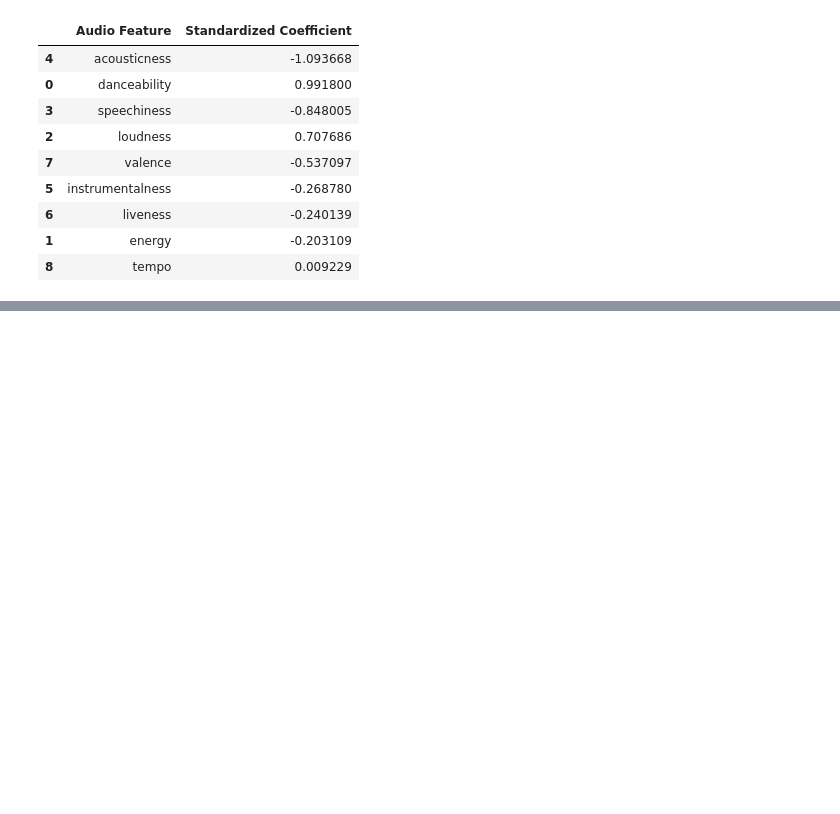
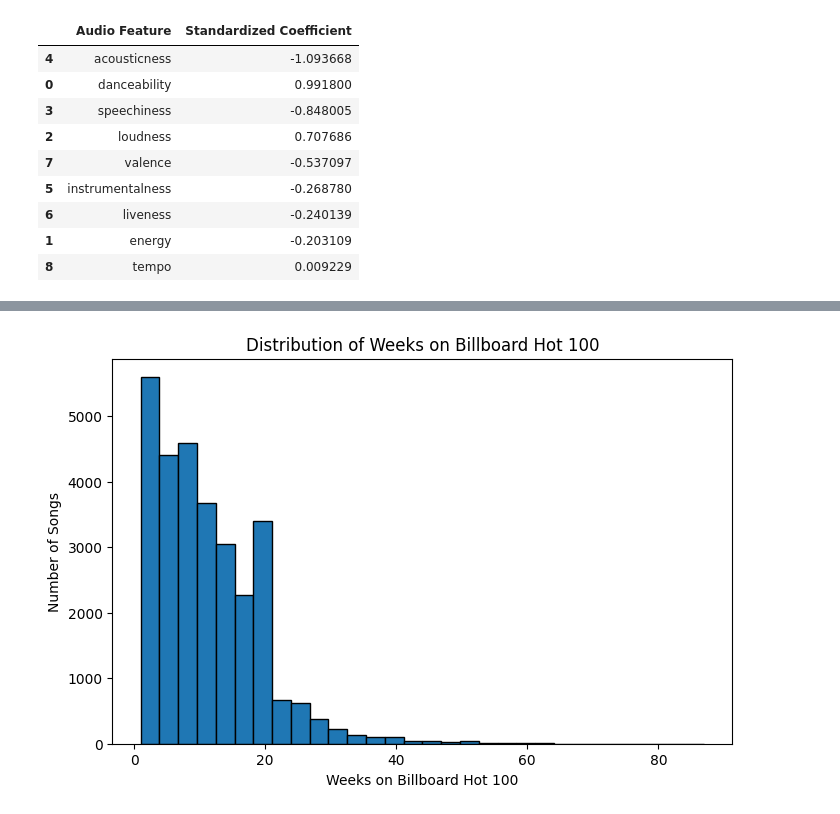
Before and after one commit to rheahalebeed/BA305-A3-Billboard-Spotify-Project, a Jupyter notebook: BA305ProjectCode.ipynb, the cells around one changed output, grey strips where cells are left out. Saved outputs shown, nothing was run; the diff lists cells and outputs as text; code cells hidden in the pictures; blank space fills up the shorter version.

Commit message:
More data investigation

```diff
--- a/BA305ProjectCode.ipynb
+++ b/BA305ProjectCode.ipynb
@@ -837,0 +855,16 @@ standardized_coefficients.sort_values(
+# %%
+#Plot the distribution of weeks on chart
+
+plt.figure(figsize=(8, 5))
+
+plt.hist(data["final_weeks_on_chart"], bins=30, edgecolor="black")
+
+plt.xlabel("Weeks on Billboard Hot 100")
+
+plt.ylabel("Number of Songs")
+
+plt.title("Distribution of Weeks on Billboard Hot 100")
+
+plt.show()
+# %% [output]
+[figure, added]
```
Also changed, not shown: parts of 18 cells of this notebook.
